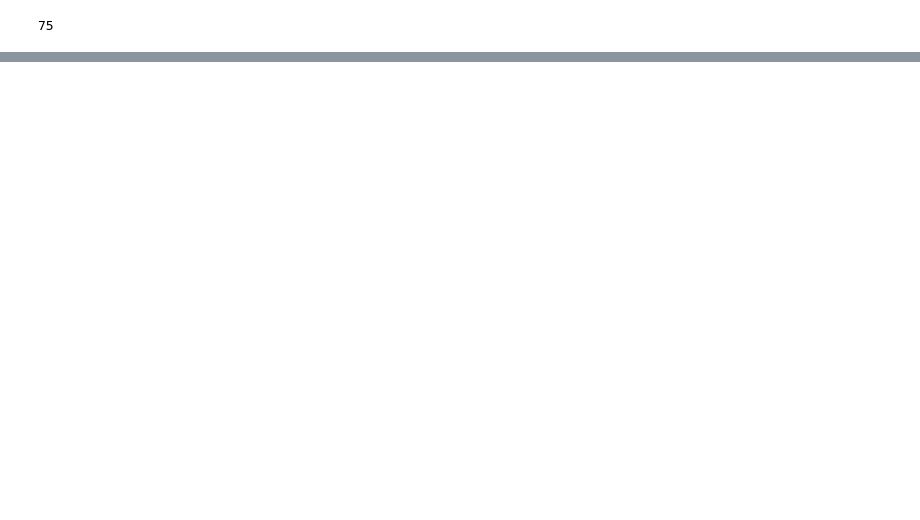
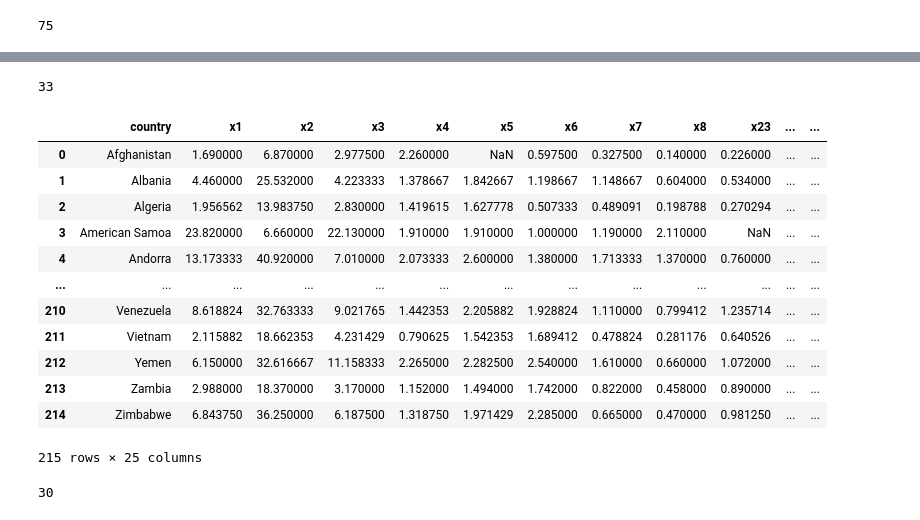
Before and after one commit to Sircarrasco/VAD.PROJETO, a Jupyter notebook: src/tst/explore_dataset.ipynb, the cells around one changed output, grey strips where cells are left out. Drawn from its saved outputs; the diff is of its cells as text; code cells hidden in the pictures; blank space fills up the shorter version.

```diff
--- a/src/tst/explore_dataset.ipynb
+++ b/src/tst/explore_dataset.ipynb
@@ -186,3 +186,6 @@ for country, ind in zip(safety.Country, safety['Safety Index']):
 dataset.safety_index.isnull().sum()
 # %% [output]
 75
+# %%
+for country in dataset.loc[dataset.safety_index.isnull(), 'country']:
+    print(country)
@@ -190,0 +251,32 @@ dataset.to_csv(os.path.join('..', 'data', 'dataset_alpha.csv'))
+# %%
+data.unesco_props.isnull().sum()
+# %% [output]
+33
+# %%
+# Preprocessamento do dataset quality_life_index.csv
+quality = pd.read_csv(os.path.join('..', 'data', 'quality_life_index.csv'))
+quality.Nome = quality.Nome.str.title()
+data['quality_of_life'] = np.nan
+for country, ind in zip(quality.Nome, quality['Index']):
+    indexes = dataset['country'] == country
+    data.loc[indexes, 'quality_of_life'] = ind
+# %%
+data
+# %% [output]
+|  | country | x1 | x2 | x3 | x4 | x5 | x6 | x7 | x8 | x23 | ... | ... |
+| 0 | Afghanistan | 1.690000 | 6.870000 | 2.977500 | 2.260000 | NaN | 0.597500 | 0.327500 | 0.140000 | 0.226000 | ... | ... |
+| 1 | Albania | 4.460000 | 25.532000 | 4.223333 | 1.378667 | 1.842667 | 1.198667 | 1.148667 | 0.604000 | 0.534000 | ... | ... |
+| 2 | Algeria | 1.956562 | 13.983750 | 2.830000 | 1.419615 | 1.627778 | 0.507333 | 0.489091 | 0.198788 | 0.270294 | ... | ... |
+| 3 | American Samoa | 23.820000 | 6.660000 | 22.130000 | 1.910000 | 1.910000 | 1.000000 | 1.190000 | 2.110000 | NaN | ... | ... |
+| 4 | Andorra | 13.173333 | 40.920000 | 7.010000 | 2.073333 | 2.600000 | 1.380000 | 1.713333 | 1.370000 | 0.760000 | ... | ... |
+| ... | ... | ... | ... | ... | ... | ... | ... | ... | ... | ... | ... | ... |
+| 210 | Venezuela | 8.618824 | 32.763333 | 9.021765 | 1.442353 | 2.205882 | 1.928824 | 1.110000 | 0.799412 | 1.235714 | ... | ... |
+| 211 | Vietnam | 2.115882 | 18.662353 | 4.231429 | 0.790625 | 1.542353 | 1.689412 | 0.478824 | 0.281176 | 0.640526 | ... | ... |
+| 212 | Yemen | 6.150000 | 32.616667 | 11.158333 | 2.265000 | 2.282500 | 2.540000 | 1.610000 | 0.660000 | 1.072000 | ... | ... |
+| 213 | Zambia | 2.988000 | 18.370000 | 3.170000 | 1.152000 | 1.494000 | 1.742000 | 0.822000 | 0.458000 | 0.890000 | ... | ... |
+| 214 | Zimbabwe | 6.843750 | 36.250000 | 6.187500 | 1.318750 | 1.971429 | 2.285000 | 0.665000 | 0.470000 | 0.981250 | ... | ... |
+215 rows × 25 columns
+# %%
+data.quality_of_life.isnull().sum()
+# %% [output]
+30
```
Also changed, not shown: parts of 7 cells of this notebook, 3 other files.
